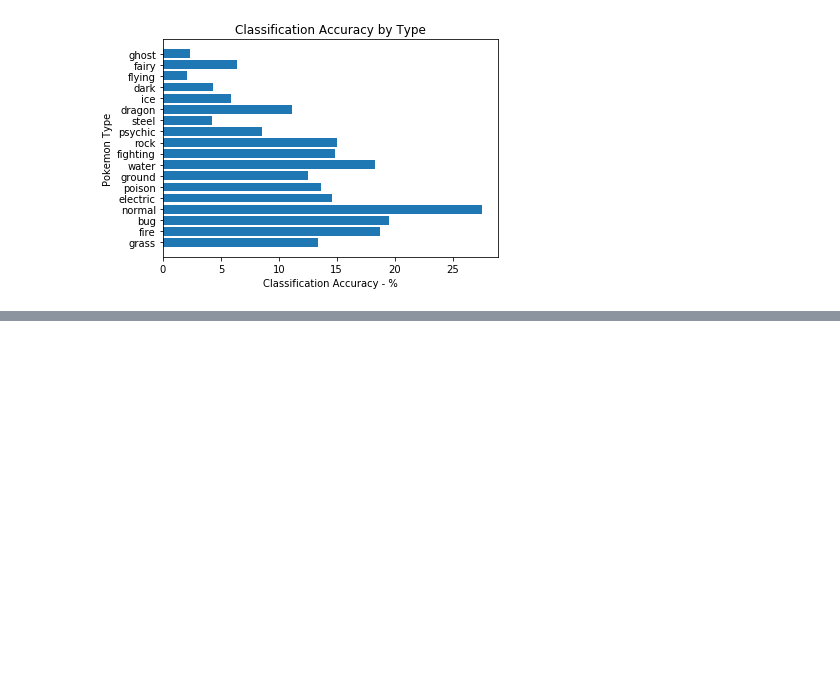
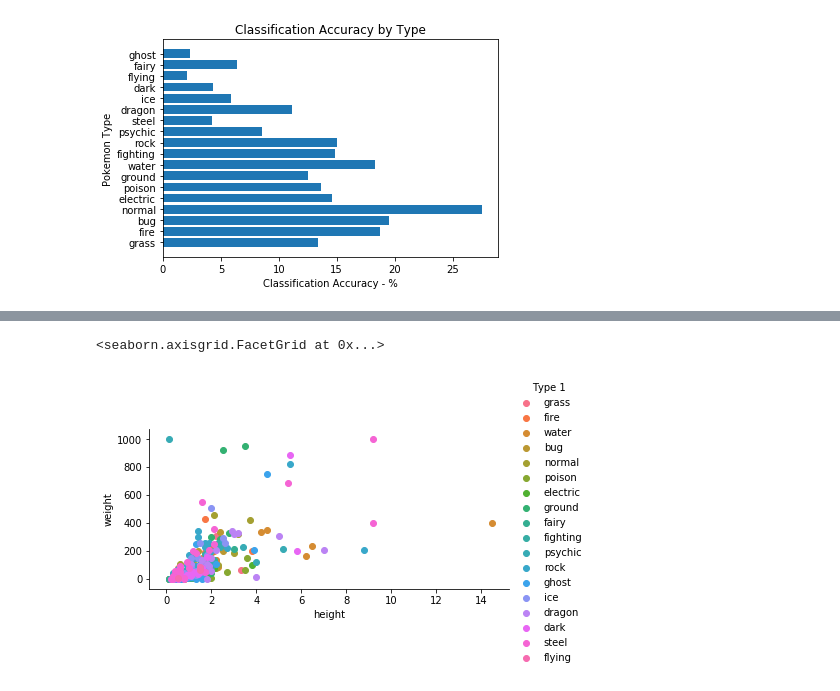
Before and after one commit to latent-variable/Pokemon_type_classifier, a Jupyter notebook: Type-Nearest_Neighbor.ipynb, the cells around one changed output, grey strips where cells are left out. Cells and saved outputs as stored; diff of their text form; code cells hidden in the pictures; blank space fills up the shorter version.

Commit message:
Add scatterplots

```diff
--- a/Type-Nearest_Neighbor.ipynb
+++ b/Type-Nearest_Neighbor.ipynb
@@ -382,0 +395,6 @@ plt.show()
+# %%
+fg = seaborn.FacetGrid(data=data, hue='Type 1', aspect=2)
+fg.map(plt.scatter, 'height', 'weight').add_legend()
+# %% [output]
+<seaborn.axisgrid.FacetGrid at 0x...>
+[figure, added]
```
Also changed, not shown: parts of 4 cells of this notebook.
